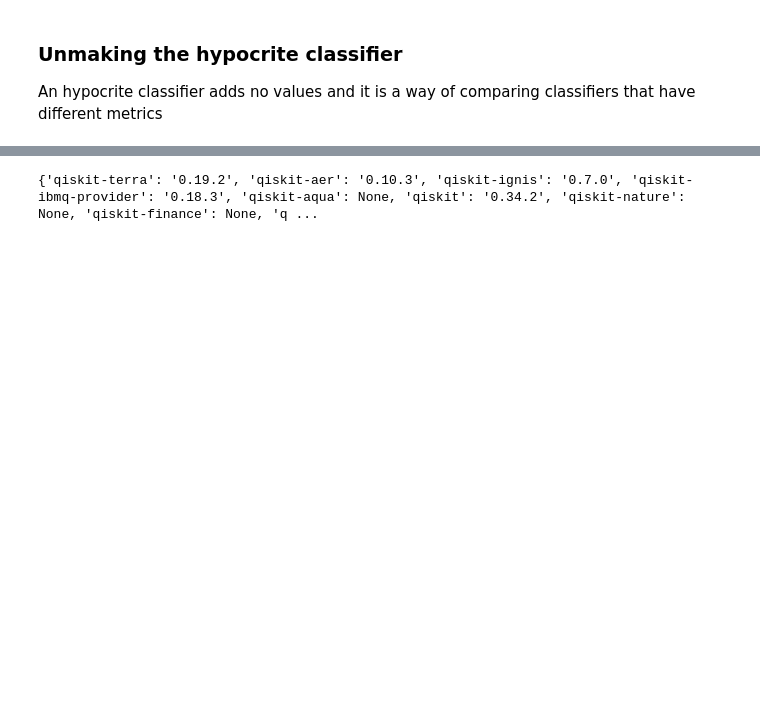
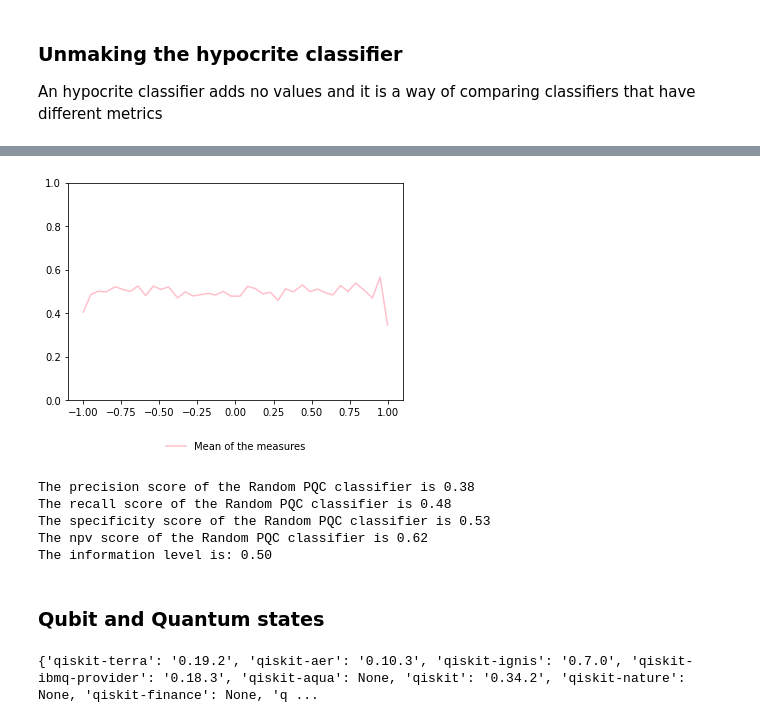
Before and after one commit to leonardocfor/quantum, a Jupyter notebook: notebooks/titanic.ipynb, the cells around one changed output, grey strips where cells are left out. Saved outputs shown, nothing was run; the diff lists cells and outputs as text; code cells hidden in the pictures; blank space fills up the shorter version.

Commit message:
Finishes ML intro section and jumps into Quantum :D :D

```diff
--- a/notebooks/titanic.ipynb
+++ b/notebooks/titanic.ipynb
@@ -336,0 +418,8 @@ def hypocrite(passenger,weight):
+# %%
+l_mean = list(map(lambda step: sum(step)*0.25, zip(l_precision, l_recall,l_specificity, l_npv)))
+m_mean, = plt.plot(weights, l_mean, 'pink', label="Mean of the measures")
+plt.legend(handles=[m_mean],loc='upper center',bbox_to_anchor=(0.5, -0.15),framealpha=0.0)
+plt.ylim(0, 1)
+plt.show()
+# %% [output]
+[figure, added]
@@ -337,3 +440,13 @@ def hypocrite(passenger,weight):
+# %%
+classifier_report("Random PQC",run,classify,train_input,train_labels)
+# %% [output]
+The precision score of the Random PQC classifier is 0.38
+The recall score of the Random PQC classifier is 0.48
+The specificity score of the Random PQC classifier is 0.53
+The npv score of the Random PQC classifier is 0.62
+The information level is: 0.50
+# %% [markdown]
+### Qubit and Quantum states
 # %%
 import qiskit
 # %%
```
Also changed, not shown: parts of 13 cells of this notebook, 2 other files.
